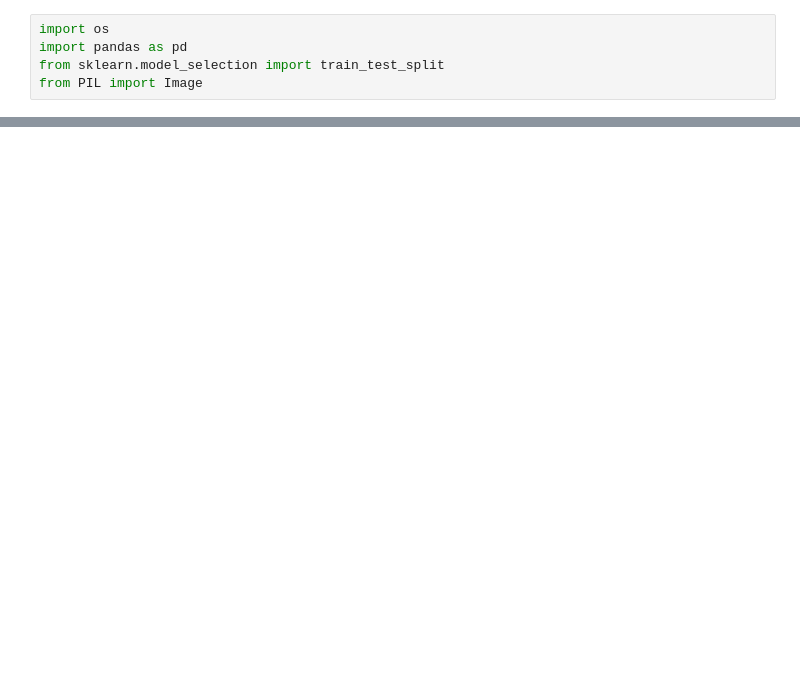
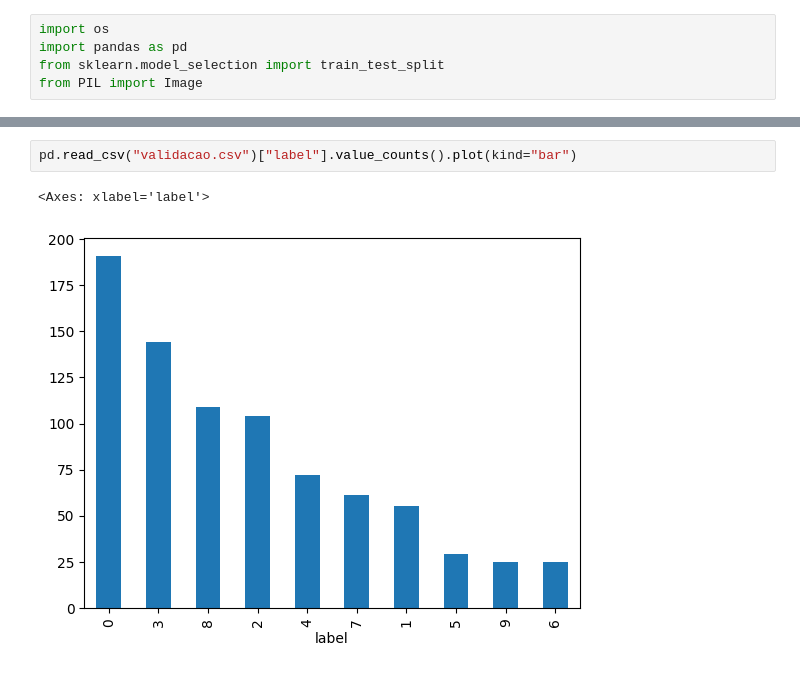
Before and after one commit to yvson18/final-assignment-PDI, a Jupyter notebook: dummy.ipynb, the cells around one changed output, grey strips where cells are left out. Cells and saved outputs as stored; diff of their text form; blank space fills up the shorter version.

```diff
--- a/dummy.ipynb
+++ b/dummy.ipynb
@@ -54,0 +126,5 @@ create_csv_and_split("data/dogs", "data/cats")
+# %%
+pd.read_csv("validacao.csv")["label"].value_counts().plot(kind="bar")
+# %% [output]
+<Axes: xlabel='label'>
+[figure, added]
```
Also changed, not shown: parts of 32 cells of this notebook, 9 other files.
